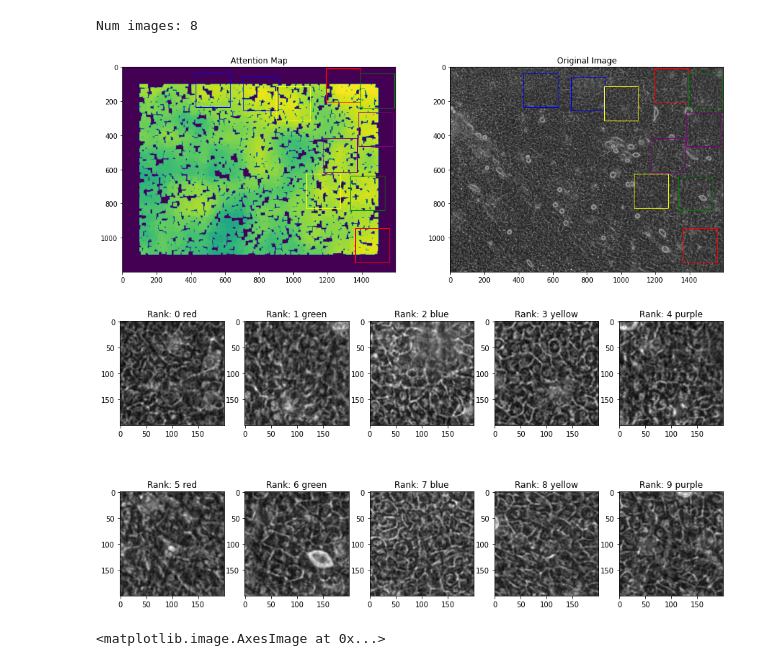
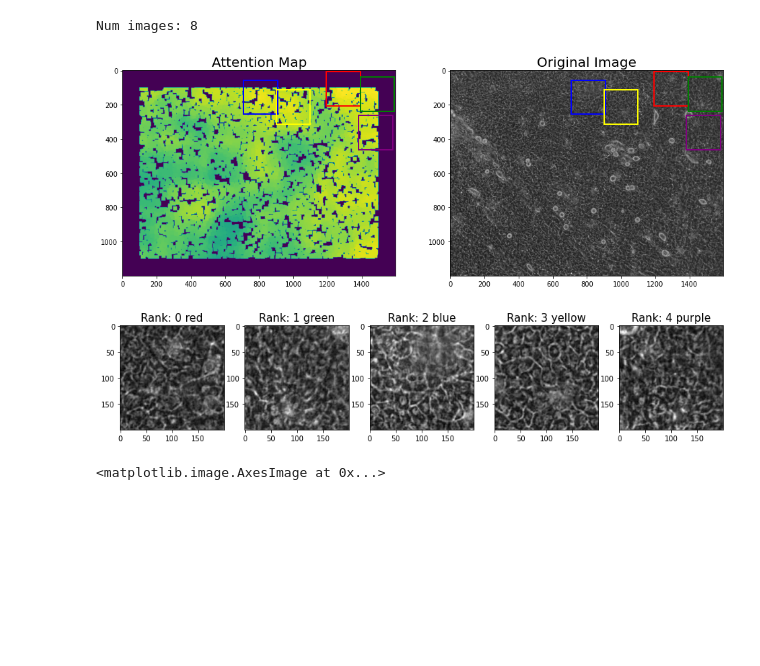
Before and after one commit to akre96/opthamology_image_processing, a Jupyter notebook: find_tiles_limbal_cell_example.ipynb, the cells around one changed output. Drawn from its saved outputs; the diff is of its cells as text; code cells hidden in the pictures; blank space fills up the shorter version.

```diff
--- a/find_tiles.ipynb
+++ b/find_tiles_limbal_cell_example.ipynb
@@ -61,8 +64,8 @@ Num images: 8
 # %%
 # Run Full Tile Segmentation pipeline
 importlib.reload(st)
-patches = st.segment_tiles(ims[7], 10, 200, glcm_n_samples=500, canny_sigma=2, plot_patches=True)
+patches = st.segment_tiles(ims[7], 5, 200, glcm_n_samples=500, canny_sigma=2, plot_patches=True)
 # %% [output]
-[figure, old version]
+[figure, new version]
-[figure, old version]
+[figure, new version]
 # %%
```
Also changed, not shown: parts of 6 cells of this notebook, 5 other files.
